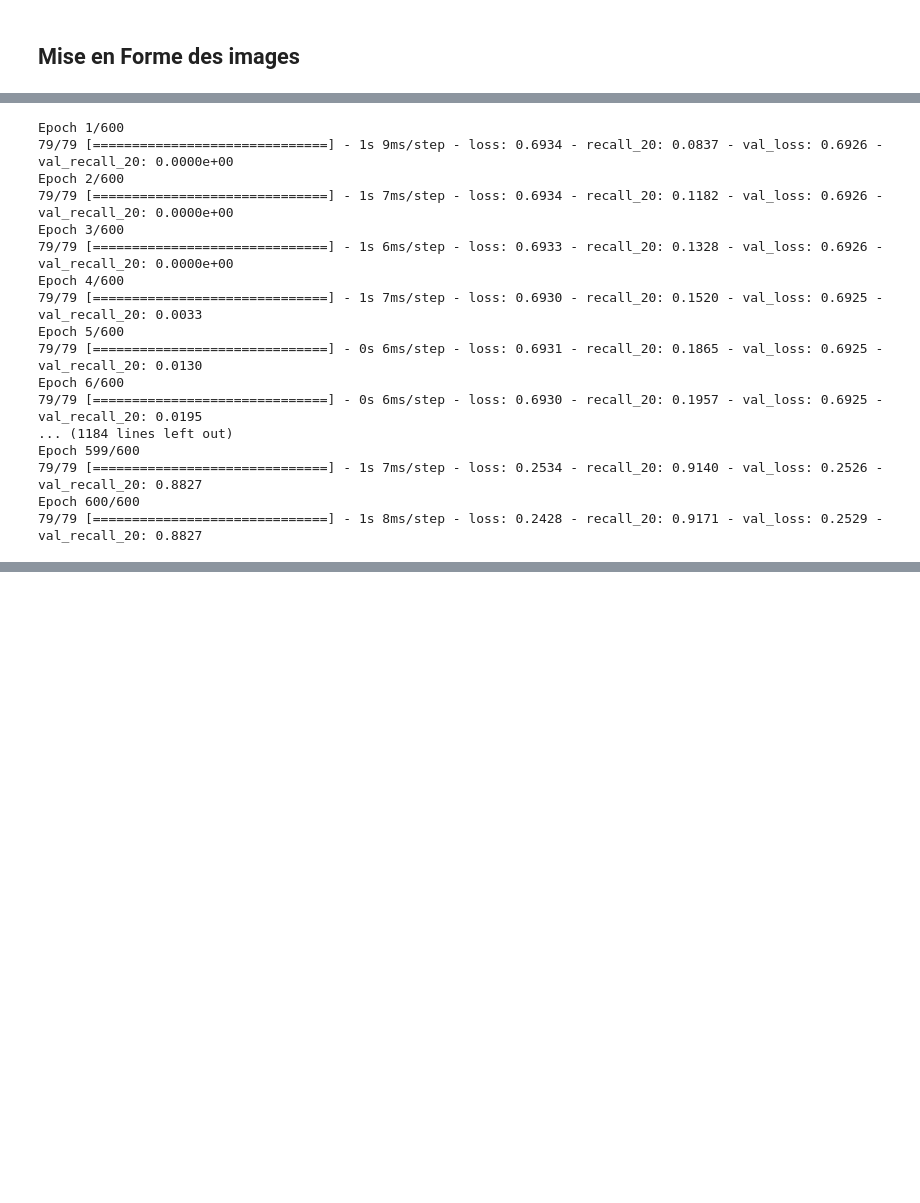
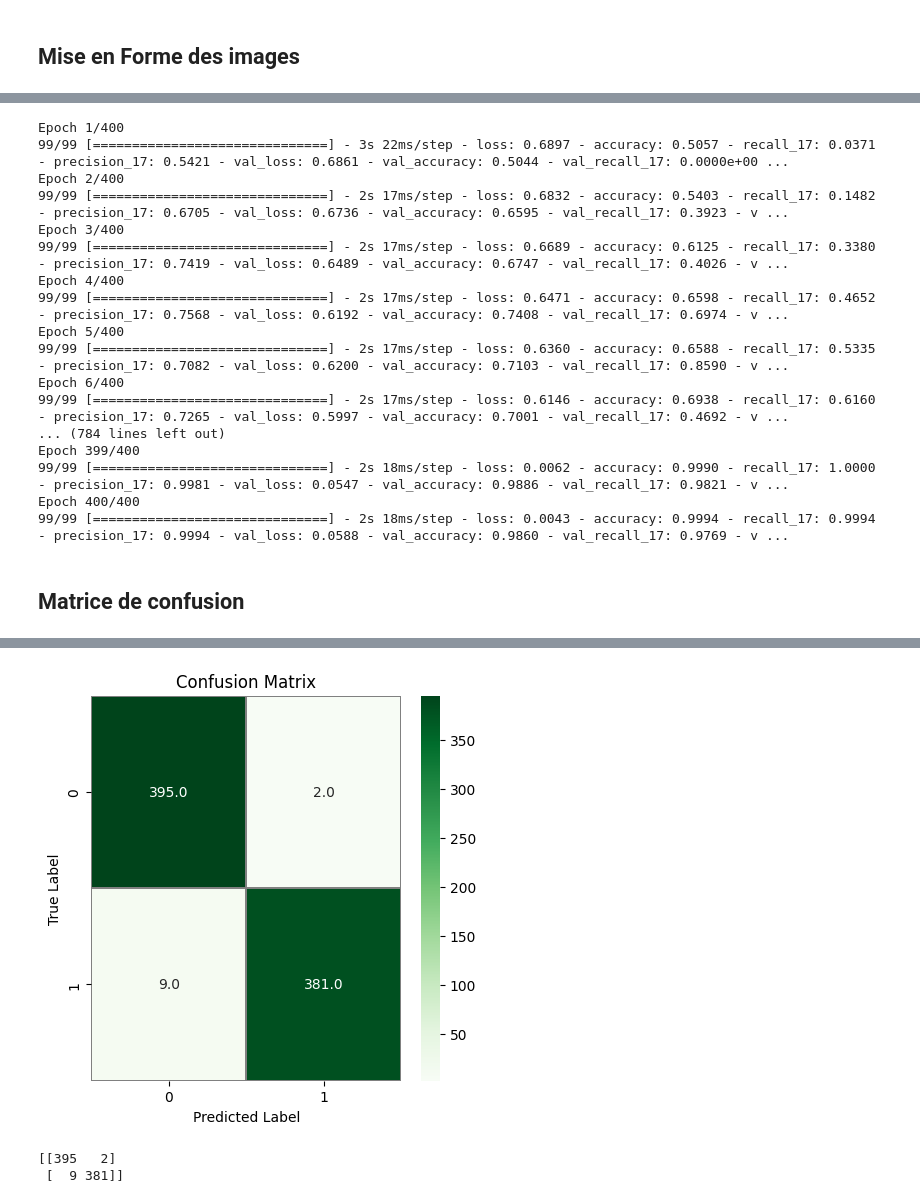
Before and after one commit to nou321/PFE_Nour, a Jupyter notebook: CnnAug_Test.ipynb, the cells around one changed output, grey strips where cells are left out. Cells and saved outputs as stored; diff of their text form; code cells hidden in the pictures; blank space fills up the shorter version.

```diff
--- a/CnnAug_Test.ipynb
+++ b/CnnAug_Test.ipynb
@@ -191,21 +180,39 @@ model.compile(optimizer=Adam(learning_rate=0.00001),loss=tf.keras.losses.binary_
 # %%
-#affichage de fnct loss +accuracy
-H2 = model.fit(x_train, y_train, validation_data= (x_test, y_test), epochs=600, batch_size=32)
+H2 = model.fit(x_train, y_train, validation_data= (x_test, y_test), epochs=400, batch_size=32)
 # %% [output]
-Epoch 1/600
-79/79 [==============================] - 1s 9ms/step - loss: 0.6934 - recall_20: 0.0837 - val_loss: 0.6926 - val_recall_20: 0.0000e+00
-Epoch 2/600
-79/79 [==============================] - 1s 7ms/step - loss: 0.6934 - recall_20: 0.1182 - val_loss: 0.6926 - val_recall_20: 0.0000e+00
-Epoch 3/600
-79/79 [==============================] - 1s 6ms/step - loss: 0.6933 - recall_20: 0.1328 - val_loss: 0.6926 - val_recall_20: 0.0000e+00
-Epoch 4/600
-79/79 [==============================] - 1s 7ms/step - loss: 0.6930 - recall_20: 0.1520 - val_loss: 0.6925 - val_recall_20: 0.0033
-Epoch 5/600
-79/79 [==============================] - 0s 6ms/step - loss: 0.6931 - recall_20: 0.1865 - val_loss: 0.6925 - val_recall_20: 0.0130
-Epoch 6/600
-79/79 [==============================] - 0s 6ms/step - loss: 0.6930 - recall_20: 0.1957 - val_loss: 0.6925 - val_recall_20: 0.0195
-... (1184 lines left out)
-Epoch 599/600
-79/79 [==============================] - 1s 7ms/step - loss: 0.2534 - recall_20: 0.9140 - val_loss: 0.2526 - val_recall_20: 0.8827
-Epoch 600/600
-79/79 [==============================] - 1s 8ms/step - loss: 0.2428 - recall_20: 0.9171 - val_loss: 0.2529 - val_recall_20: 0.8827
+Epoch 1/400
+99/99 [==============================] - 3s 22ms/step - loss: 0.6897 - accuracy: 0.5057 - recall_17: 0.0371 - precision_17: 0.5421 - val_loss: 0.6861 - val_accuracy: 0.5044 - val_recall_17: 0.0000e+00 ...
+Epoch 2/400
+99/99 [==============================] - 2s 17ms/step - loss: 0.6832 - accuracy: 0.5403 - recall_17: 0.1482 - precision_17: 0.6705 - val_loss: 0.6736 - val_accuracy: 0.6595 - val_recall_17: 0.3923 - v ...
+Epoch 3/400
+99/99 [==============================] - 2s 17ms/step - loss: 0.6689 - accuracy: 0.6125 - recall_17: 0.3380 - precision_17: 0.7419 - val_loss: 0.6489 - val_accuracy: 0.6747 - val_recall_17: 0.4026 - v ...
+Epoch 4/400
+99/99 [==============================] - 2s 17ms/step - loss: 0.6471 - accuracy: 0.6598 - recall_17: 0.4652 - precision_17: 0.7568 - val_loss: 0.6192 - val_accuracy: 0.7408 - val_recall_17: 0.6974 - v ...
+Epoch 5/400
+99/99 [==============================] - 2s 17ms/step - loss: 0.6360 - accuracy: 0.6588 - recall_17: 0.5335 - precision_17: 0.7082 - val_loss: 0.6200 - val_accuracy: 0.7103 - val_recall_17: 0.8590 - v ...
+Epoch 6/400
+99/99 [==============================] - 2s 17ms/step - loss: 0.6146 - accuracy: 0.6938 - recall_17: 0.6160 - precision_17: 0.7265 - val_loss: 0.5997 - val_accuracy: 0.7001 - val_recall_17: 0.4692 - v ...
+... (784 lines left out)
+Epoch 399/400
+99/99 [==============================] - 2s 18ms/step - loss: 0.0062 - accuracy: 0.9990 - recall_17: 1.0000 - precision_17: 0.9981 - val_loss: 0.0547 - val_accuracy: 0.9886 - val_recall_17: 0.9821 - v ...
+Epoch 400/400
+99/99 [==============================] - 2s 18ms/step - loss: 0.0043 - accuracy: 0.9994 - recall_17: 0.9994 - precision_17: 0.9994 - val_loss: 0.0588 - val_accuracy: 0.9860 - val_recall_17: 0.9769 - v ...
+# %% [markdown]
+## Matrice de confusion
+# %%
+from sklearn.metrics import confusion_matrix
+import seaborn as sns
+# Générer des prédictions sur l'ensemble de test
+y_pred = model.predict(x_test)
+y_pred_classes = np.where(y_pred>0.5,1.,0)
+
+# Calculer la matrice de confusion
+cm = confusion_matrix(y_true=y_test, y_pred=y_pred_classes)
+f,ax = plt.subplots(figsize=(5,5))
+sns.heatmap(cm, annot=True, linewidths=0.01,cmap="Greens",linecolor="gray", fmt= '.1f',ax=ax)
+plt.xlabel("Predicted Label")
+plt.ylabel("True Label")
+plt.title("Confusion Matrix")
+plt.show()
+print(cm)
+# %% [output]
@@ -211,0 +220,3 @@ Epoch 600/600
+[figure, added]
+[[395   2]
+ [  9 381]]
```
Also changed, not shown: parts of 26 cells of this notebook.
